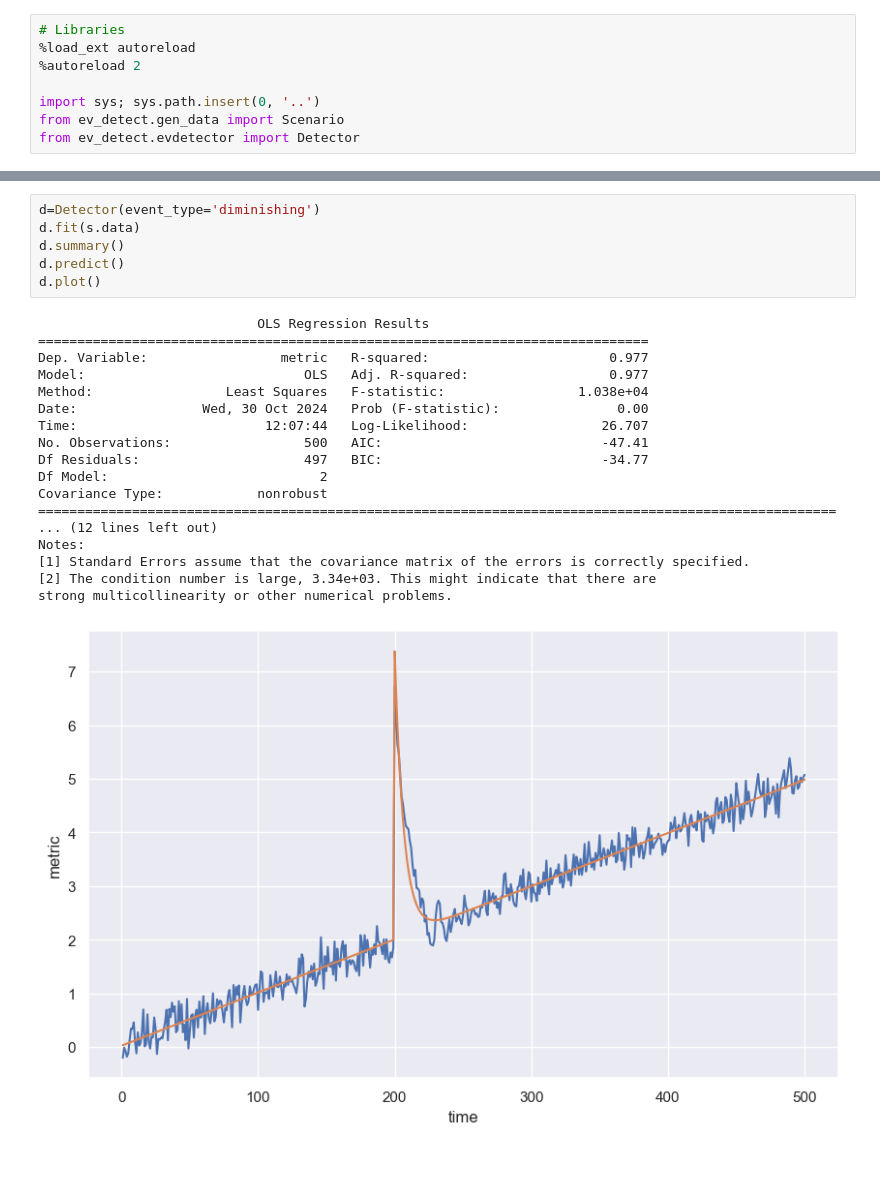
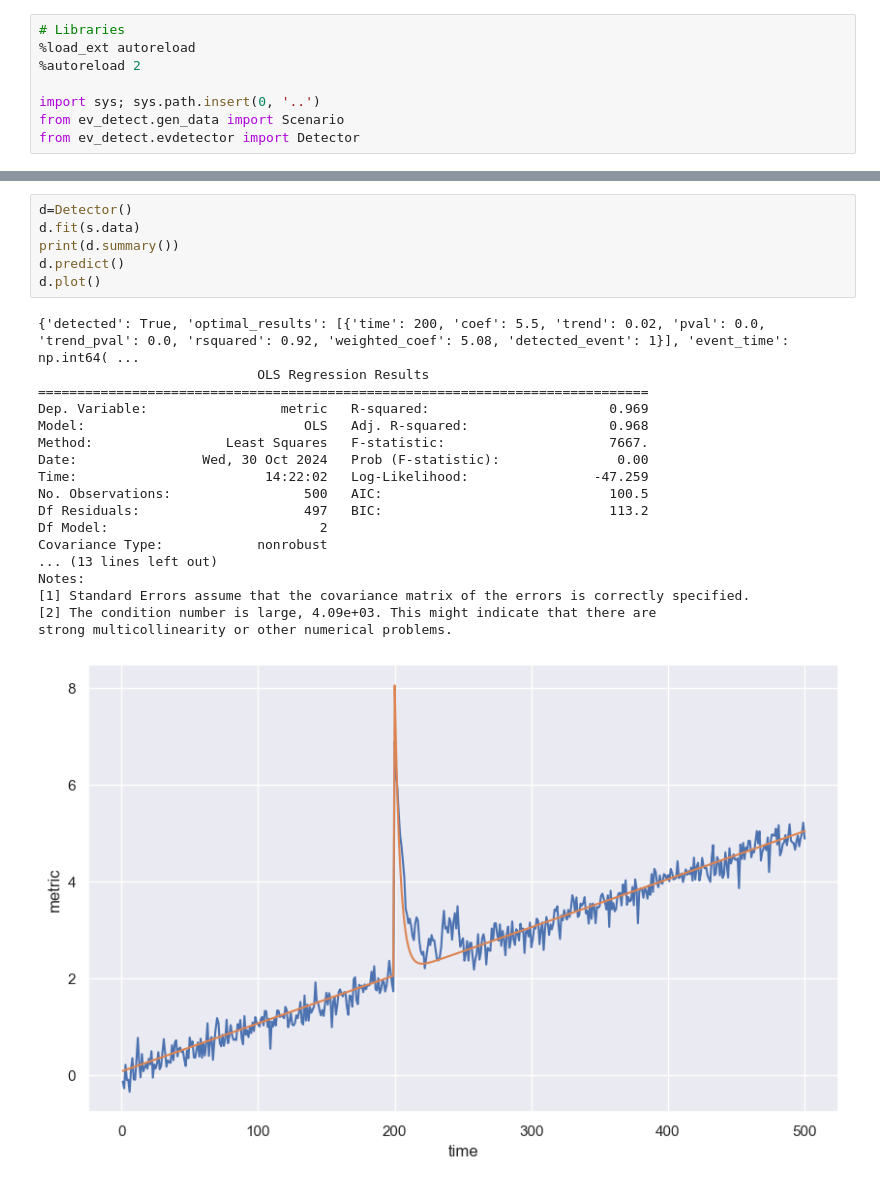
Before and after one commit to nikosga/evDetect, a Jupyter notebook: notebooks/tutorial.ipynb, the cells around one changed output, grey strips where cells are left out. Cells and saved outputs as stored; diff of their text form.

```diff
--- a/notebooks/tutorial.ipynb
+++ b/notebooks/tutorial.ipynb
@@ -104,25 +104,25 @@ s.plot()
 # %%
-d=Detector(event_type='diminishing')
+d=Detector()
 d.fit(s.data)
-d.summary()
+print(d.summary())
 d.predict()
 d.plot()
 # %% [output]
+{'detected': True, 'optimal_results': [{'time': 200, 'coef': 5.5, 'trend': 0.02, 'pval': 0.0, 'trend_pval': 0.0, 'rsquared': 0.92, 'weighted_coef': 5.08, 'detected_event': 1}], 'event_time': np.int64( ...
                             OLS Regression Results
 ==============================================================================
-Dep. Variable:                 metric   R-squared:                       0.977
-Model:                            OLS   Adj. R-squared:                  0.977
-Method:                 Least Squares   F-statistic:                 1.038e+04
+Dep. Variable:                 metric   R-squared:                       0.969
+Model:                            OLS   Adj. R-squared:                  0.968
+Method:                 Least Squares   F-statistic:                     7667.
 Date:                Wed, 30 Oct 2024   Prob (F-statistic):               0.00
-Time:                        12:07:44   Log-Likelihood:                 26.707
-No. Observations:                 500   AIC:                            -47.41
-Df Residuals:                     497   BIC:                            -34.77
+Time:                        14:22:02   Log-Likelihood:                -47.259
+No. Observations:                 500   AIC:                             100.5
+Df Residuals:                     497   BIC:                             113.2
 Df Model:                           2
 Covariance Type:            nonrobust
-======================================================================================================
-... (12 lines left out)
+... (13 lines left out)
 Notes:
 [1] Standard Errors assume that the covariance matrix of the errors is correctly specified.
-[2] The condition number is large, 3.34e+03. This might indicate that there are
+[2] The condition number is large, 4.09e+03. This might indicate that there are
 strong multicollinearity or other numerical problems.
-[figure, old version]
+[figure, new version]
```
Also changed, not shown: parts of 7 cells of this notebook, 1 other file.
